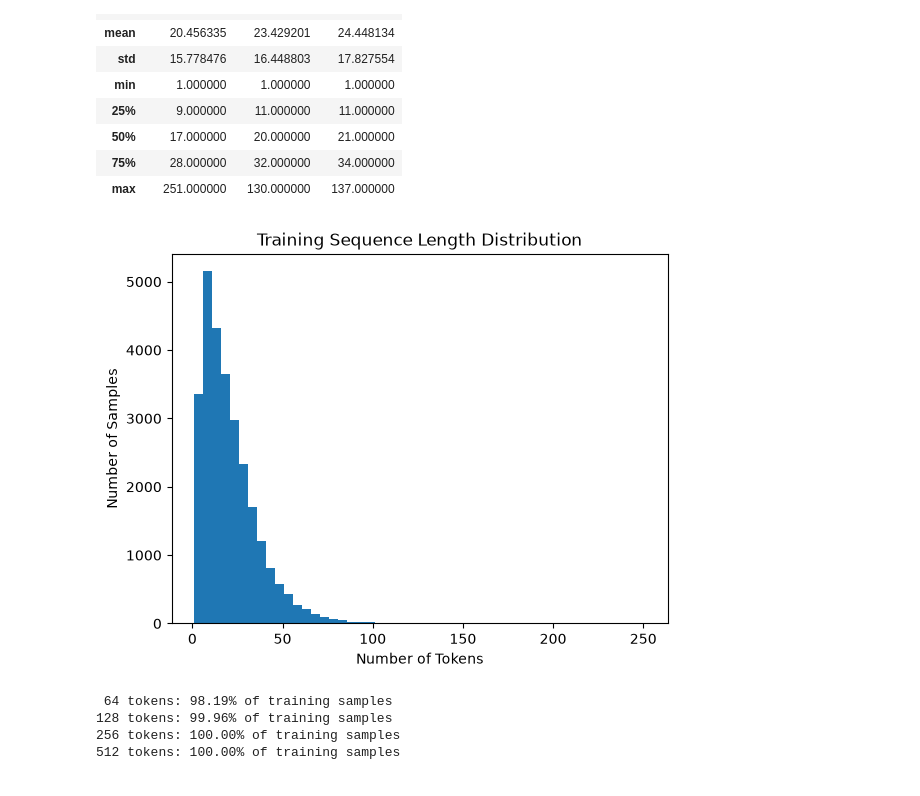
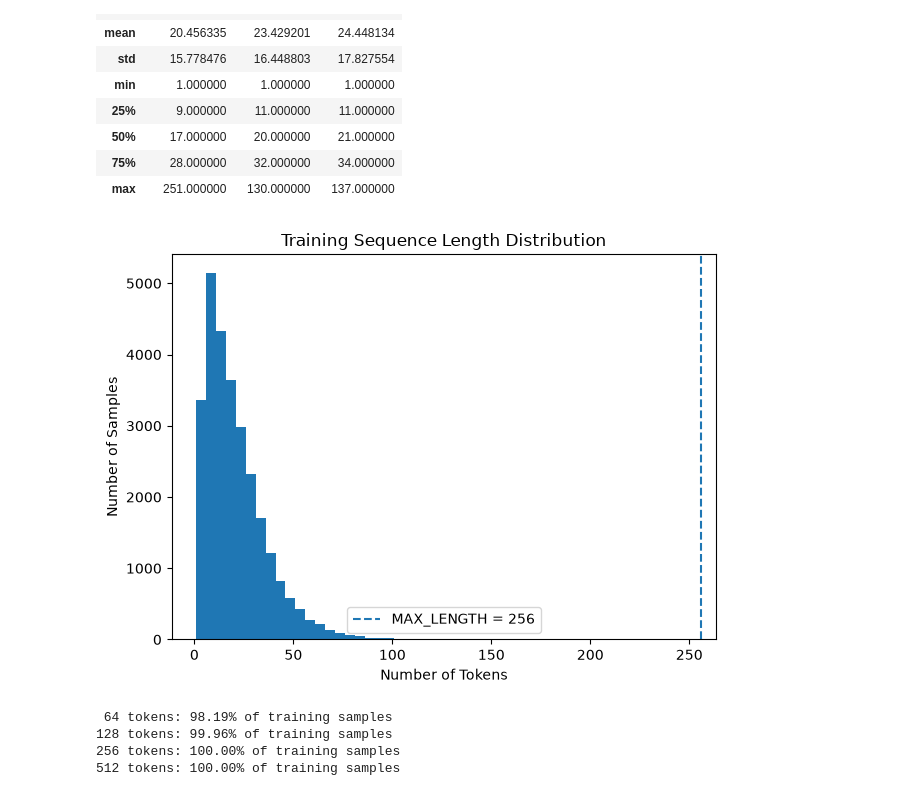
Before and after one commit to oManuelmo/nlp, a Jupyter notebook: notebooks/02_eda.ipynb, the cells around one changed output. Cells and saved outputs as stored; diff of their text form; code cells hidden in the pictures.

```diff
--- a/notebooks/02_eda.ipynb
+++ b/notebooks/02_eda.ipynb
@@ -272,15 +274,43 @@ length_statistics
 | 75% | 28.000000 | 32.000000 | 34.000000 |
 | max | 251.000000 | 130.000000 | 137.000000 |
 # %%
+import sys
+
+PROJECT_ROOT = Path.cwd().parent
+if str(PROJECT_ROOT) not in sys.path:
+    sys.path.insert(0, str(PROJECT_ROOT))
+
+from src.config import (
+    SEED,
+    MODEL_1,
+    MAX_LENGTH,
+    LEARNING_RATE,
+    BATCH_SIZE,
+    NUM_EPOCHS,
+    WEIGHT_DECAY,
+    LABEL_NAMES,
+    LABEL2ID,
+    ID2LABEL,
+    set_seed,
+)
+
 plt.hist(train_lengths, bins=50)
+
+plt.axvline(
+    MAX_LENGTH,
+    linestyle="--",
+    label=f"MAX_LENGTH = {MAX_LENGTH}"
+)
 
 plt.title("Training Sequence Length Distribution")
 plt.xlabel("Number of Tokens")
 plt.ylabel("Number of Samples")
+plt.legend()
 
+plt.tight_layout()
 plt.show()
 # %% [output]
-[figure, old version]
+[figure, new version]
 # %%
 def percentage_below(lengths, max_length):
     return sum(
```
Also changed, not shown: parts of 2 cells of this notebook, 8 other files.
